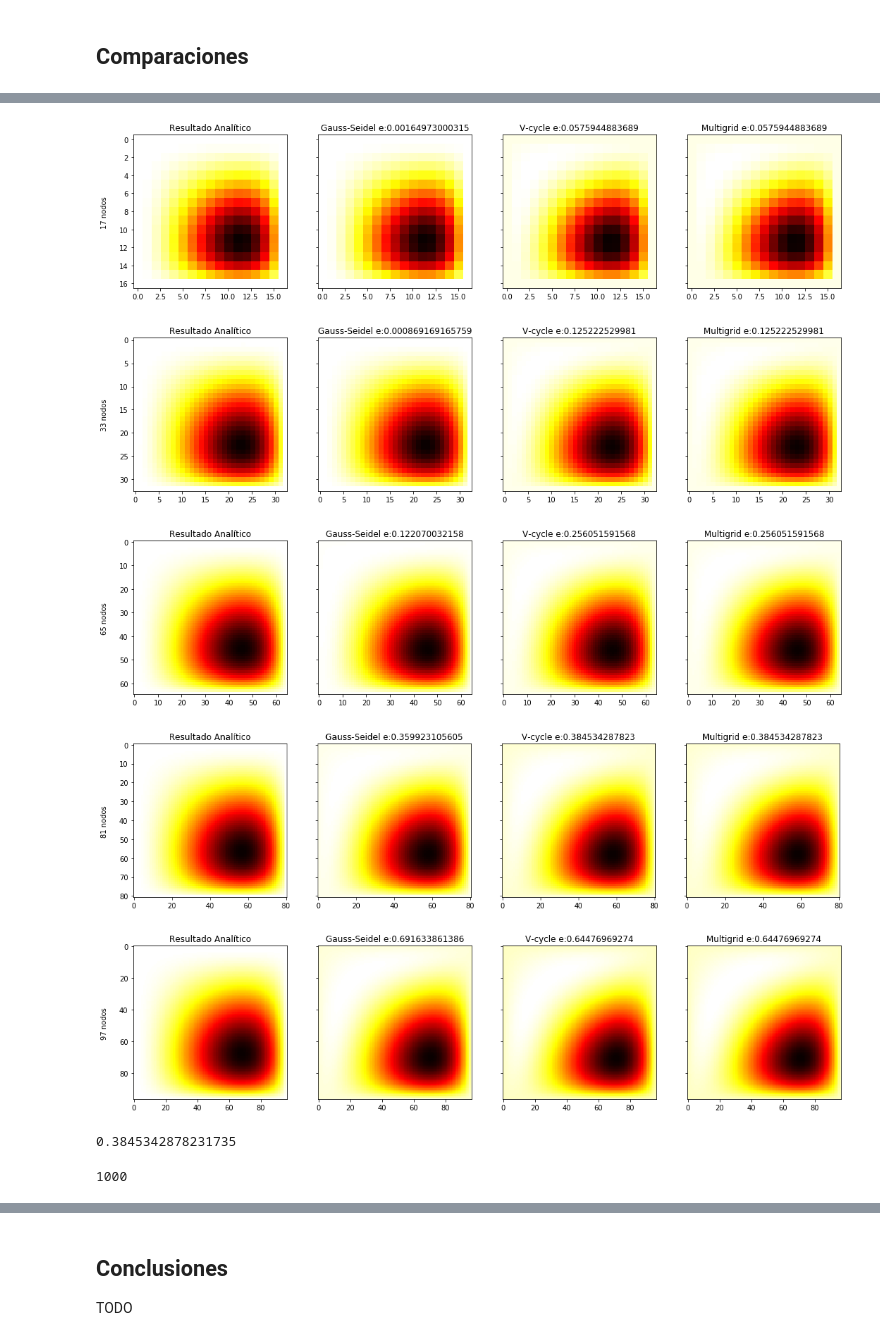
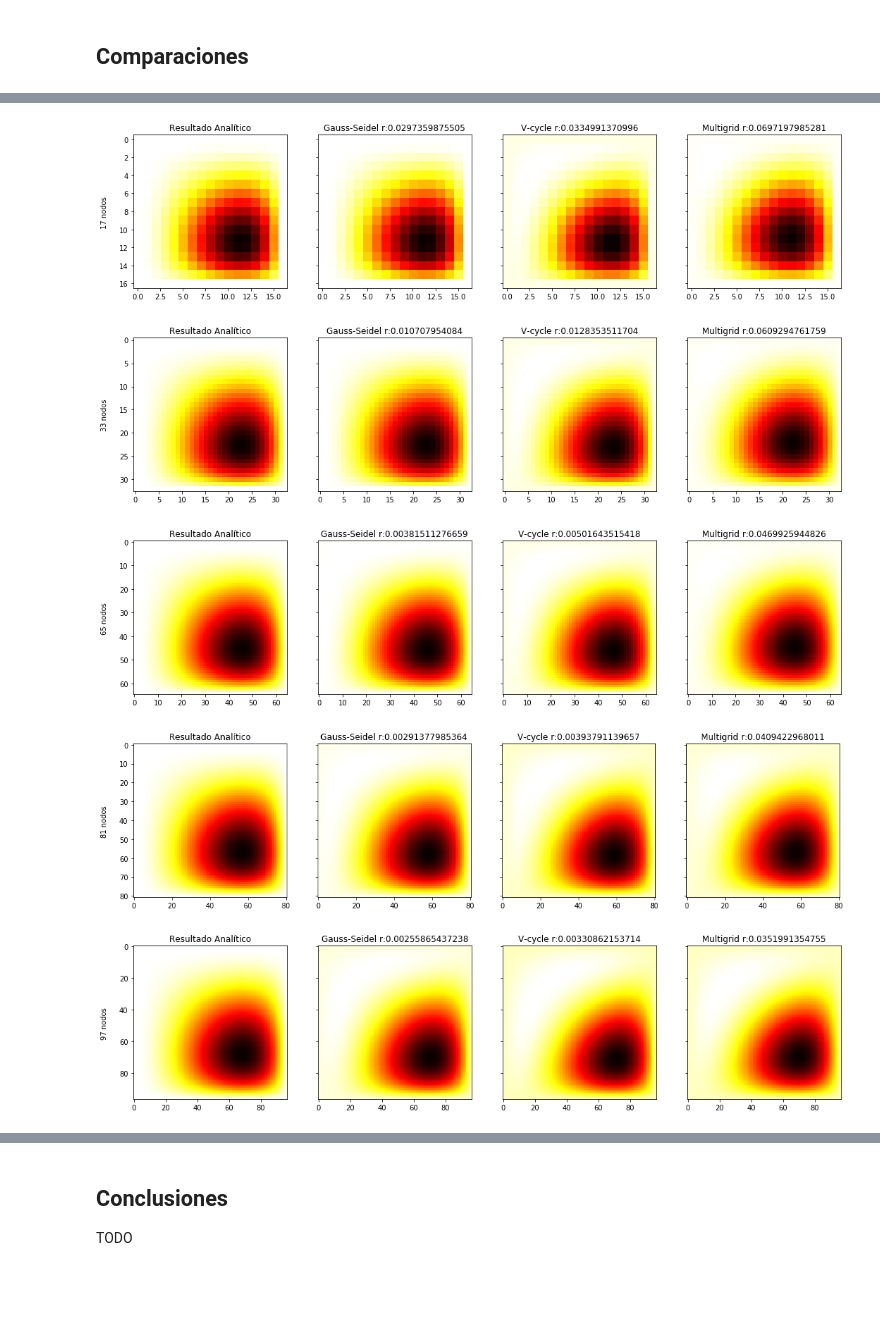
Before and after one commit to hvarg/IPM407, a Jupyter notebook: Proyecto 01.ipynb, the cells around one changed output, grey strips where cells are left out. Cells and saved outputs as stored; diff of their text form; code cells hidden in the pictures; blank space fills up the shorter version.

```diff
--- a/Proyecto 01.ipynb
+++ b/Proyecto 01.ipynb
@@ -266,7 +266,7 @@ def gs2(A, b, x = None, maxit = MAXIT, info = {}):
         info   -- (Opcional) Diccionario donde se guardará información de la ejecución.
     Retorna: Vector con las soluciones sistema.
     """
-    if x == None:
+    if not isinstance(x, np.ndarray):
         x  = np.zeros_like(b);
     x2  = np.zeros_like(x);
     res = 1.0;
@@ -471,2 +515,5 @@ def vcycle(n, b = None, v1=2, v2=2):
     #segunda relajación
     return my_gs(n, x=x, maxit=v2);
+# %%
+def get_r(A, b, x):
+    return np.sqrt(np.sum((b - A.dot(x[1:-1,1:-1].flatten()))**2));
@@ -489,15 +610,15 @@ def mgn(n, v1=2, v2=2, v0=1):
 # %% [markdown]
 ## Comparaciones
 # %%
-def vc_info(n, b = None, v1=2, v2=2, info={}):
+def vc_info(n, x = None, v1=2, v2=2, info={}):
     info["time"]   = time.time();
-    info["result"] = vcycle(n,b,v1,v2);
+    info["result"] = vcycle(n,x,v1,v2);
     info["time"]   = (time.time() - info["time"])*1000.0;
     return info["result"];
 
-def mgn_info(n, v1=2, v2=2, v0=1, info={}):
+def mg_info(n, v1=2, v2=2, v0=1, info={}):
     info["time"]   = time.time();
-    info["result"] = mgn(n,v1,v2,v0);
+    info["result"] = mg(n,v1,v2,v0);
     info["time"]   = (time.time() - info["time"])*1000.0;
     return info["result"];
 # %%
@@ -507,13 +632,12 @@ plt.imshow(vcycle(81), cmap='hot'); plt.show();
 # %%
 #ns  = [17,33,65, 81, 97];
 info2 = {};
+
 for n in ns:
     info2[n] = {"gs": {}, "vc": {}, "mg": {}};
-
-for n in ns:
     my_gs(n, info=info2[n]["gs"]);
     vc_info(n, info=info2[n]["vc"]);
-    mgn_info(n, info=info2[n]["mg"]);
+    mg_info(n, info=info2[n]["mg"]);
 # %%
 times2 = {};
 for method in ["gs", "vc", "mg"]:
@@ -537,37 +661,25 @@ for n in ns:
     info2[n]["a"] = {"result": mk_sol(n)}; #soluciones analíticas
 # %%
 for n in ns:
+    A = get_A(n, sparse=True);
+    b = get_b(n);
     f, (ax1, ax2, ax3, ax4) = plt.subplots(1, 4, sharey=True, figsize=(18,4));
     ax1.imshow(info2[n]["a"]["result"], cmap='hot');
     ax1.set_title('Resultado Analítico');
-    ax2.imshow(info2[n]["gs"]["result"], cmap='hot');
-    ax2.set_title(
-        'Gauss-Seidel e:'
-        + str(np.linalg.norm(info2[n]["a"]["result"] - info2[n]["gs"]["result"]))
-    );
-    ax3.imshow(info2[n]["vc"]["result"], cmap='hot');
-    ax3.set_title(
-        'V-cycle e:'
-        + str(np.linalg.norm(info2[n]["a"]["result"] - info2[n]["vc"]["result"]))
-    );
-    ax4.imshow(info2[n]["mg"]["result"], cmap='hot');
-    ax4.set_title(
-        'Multigrid e:'
-        + str(np.linalg.norm(info2[n]["a"]["result"] - info2[n]["mg"]["result"]))
-    );
+    x = info2[n]["gs"]["result"];
+    ax2.imshow(x, cmap='hot');
+    ax2.set_title("Gauss-Seidel r:" + str(get_r(A, b, x)) );
+    x = info2[n]["vc"]["result"];
+    ax3.imshow(x, cmap='hot');
+    ax3.set_title("V-cycle r:" + str(get_r(A, b, x)) );
+    x = info2[n]["mg"]["result"];
+    ax4.imshow(x, cmap='hot');
+    ax4.set_title("Multigrid r:" + str(get_r(A, b, x)) );
     f.text(0.09, 0.5, str(n) + ' nodos', va='center', rotation='vertical')
     plt.show()
 # %% [output]
-[figure, old version]
+[figure, new version]
-[figure, old version]
+[figure, new version]
 [figure]
 [figure]
-[figure, old version]
+[figure, new version]
-# %%
-np.linalg.norm(info2[81]["a"]["result"] - info2[81]["mg"]["result"])
-# %% [output]
-0.3845342878231735
-# %%
-MAXIT
-# %% [output]
-1000
```
Also changed, not shown: parts of 39 cells of this notebook.
